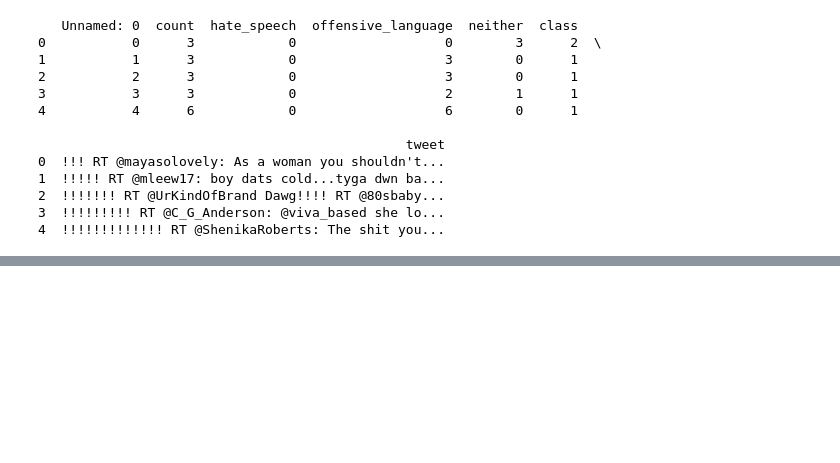
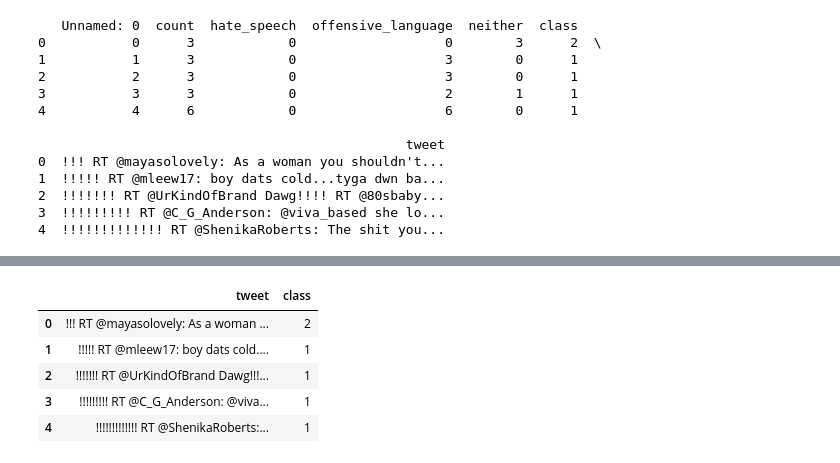
Before and after one commit to StephBarwick/P000456CSITCP, a Jupyter notebook: model.ipynb, the cells around one changed output, grey strips where cells are left out. Cells and saved outputs as stored; diff of their text form; code cells hidden in the pictures; blank space fills up the shorter version.

```diff
--- a/model.ipynb
+++ b/model.ipynb
@@ -40,0 +102,10 @@ print(data.head())
+# %%
+data_processed=data[['tweet','class']]
+data_processed.head()
+# %% [output]
+|  | tweet | class |
+| 0 | !!! RT @mayasolovely: As a woman ... | 2 |
+| 1 | !!!!! RT @mleew17: boy dats cold.... | 1 |
+| 2 | !!!!!!! RT @UrKindOfBrand Dawg!!!... | 1 |
+| 3 | !!!!!!!!! RT @C_G_Anderson: @viva... | 1 |
+| 4 | !!!!!!!!!!!!! RT @ShenikaRoberts:... | 1 |
```
Also changed, not shown: parts of 23 cells of this notebook.
